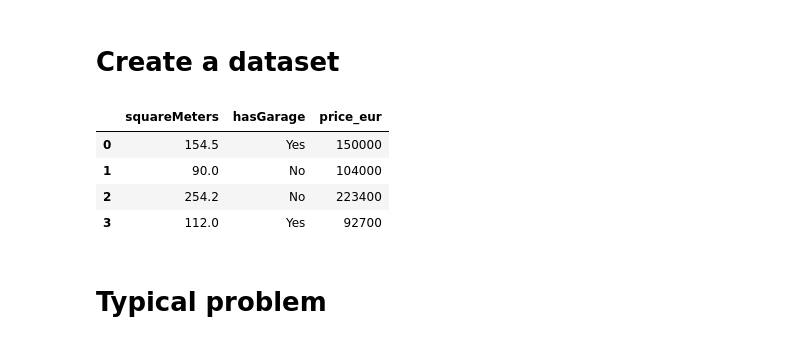
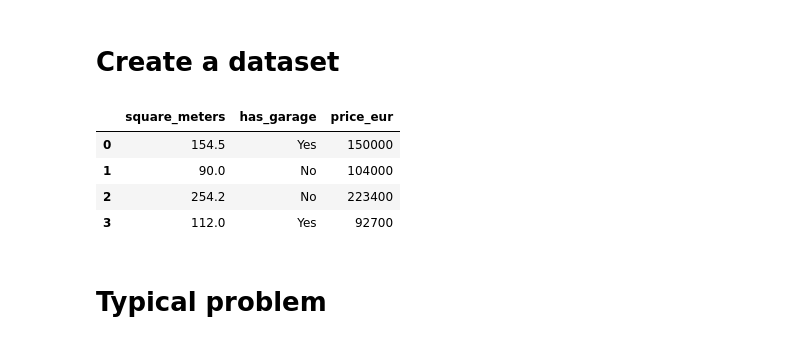
Before and after one commit to PashaIanko/Pandas-Micro-Learning-Course, a Jupyter notebook: 2_save_dataframe.ipynb, the cells around one changed output. Drawn from its saved outputs; the diff is of its cells as text; code cells hidden in the pictures.

```diff
--- a/2_save_dataframe.ipynb
+++ b/2_save_dataframe.ipynb
@@ -9,15 +9,15 @@ import pandas as pd
 # %%
 house_prices = {
 
-    'squareMeters': [154.5, 90, 254.2, 112],
-    'hasGarage': ['Yes', 'No', 'No', 'Yes'],
+    'square_meters': [154.5, 90, 254.2, 112],
+    'has_garage': ['Yes', 'No', 'No', 'Yes'],
     'price_eur': [150000, 104000, 223400, 92700]
 }
 
 house_prices_df = pd.DataFrame(house_prices)
 house_prices_df.head()
 # %% [output]
-|  | squareMeters | hasGarage | price_eur |
+|  | square_meters | has_garage | price_eur |
 | 0 | 154.5 | Yes | 150000 |
 | 1 | 90.0 | No | 104000 |
 | 2 | 254.2 | No | 223400 |
```
Also changed, not shown: parts of 3 cells of this notebook.
